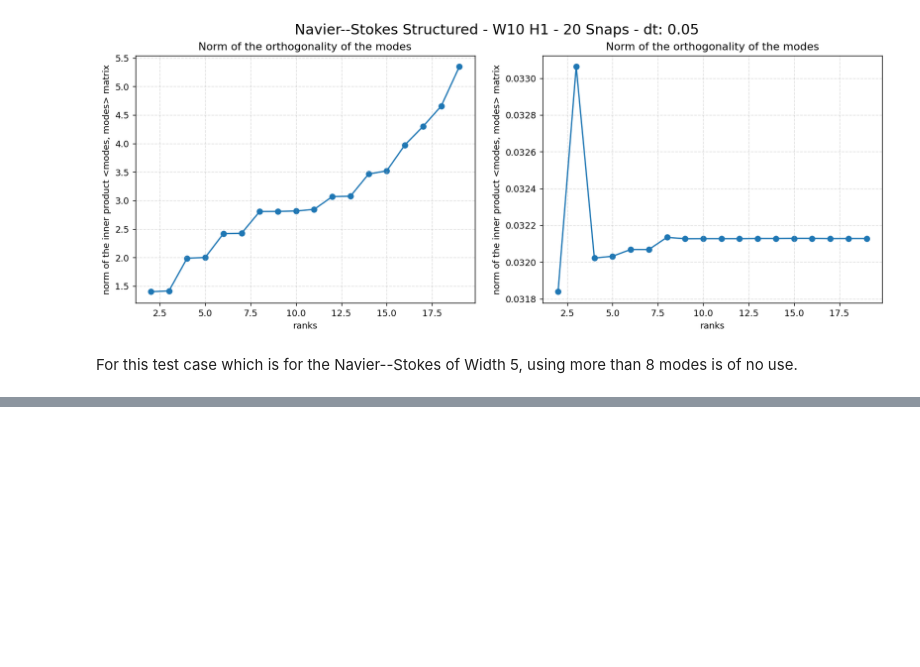
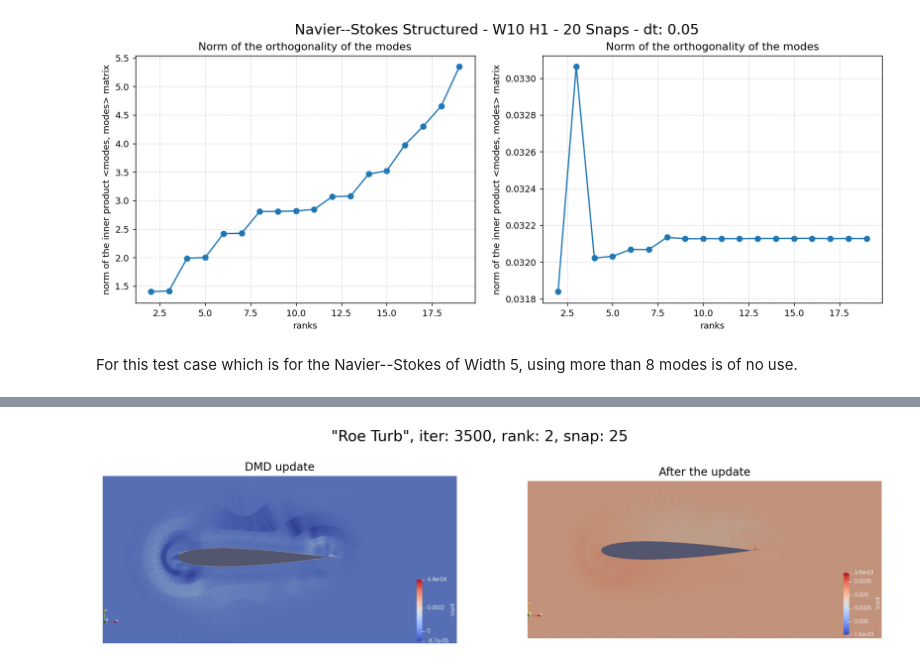
Before and after one commit to Delaunay-I/ANSLab-reports, a Jupyter notebook: 2022/11 - November/2022_11_02/02-Nov-2022.ipynb, the cells around one changed output, grey strips where cells are left out. Drawn from its saved outputs; the diff is of its cells as text; code cells hidden in the pictures; blank space fills up the shorter version.

```diff
--- a/2022/11 - November/2022_11_02/02-Nov-2022.ipynb
+++ b/2022/11 - November/2022_11_02/02-Nov-2022.ipynb
@@ -76,0 +117,21 @@ For this test case which is for the Navier--Stokes of Width 5, using more than 8
+# %%
+fig = plt.figure(figsize=(15,4), dpi=200)
+
+rows = 1; cols = 2
+fig.suptitle('"Roe Turb", iter: 3500, rank: 2, snap: 25', fontsize=16)
+
+ax = fig.add_subplot(rows, cols, 1)
+image1 = mpimg.imread('dmd_iter3500_r2_snap25_update.png')
+plt.imshow(image1)
+plt.axis('off')
+plt.title('DMD update')
+
+ax = fig.add_subplot(rows, cols, 2)
+image1 = mpimg.imread('dmd_iter3500_r2_snap25_afterUpdate.png')
+plt.imshow(image1)
+plt.axis('off')
+plt.title('After the update')
+
+plt.show()
+# %% [output]
+[figure, added]
```
Also changed, not shown: parts of 12 cells of this notebook, 9 other files.
